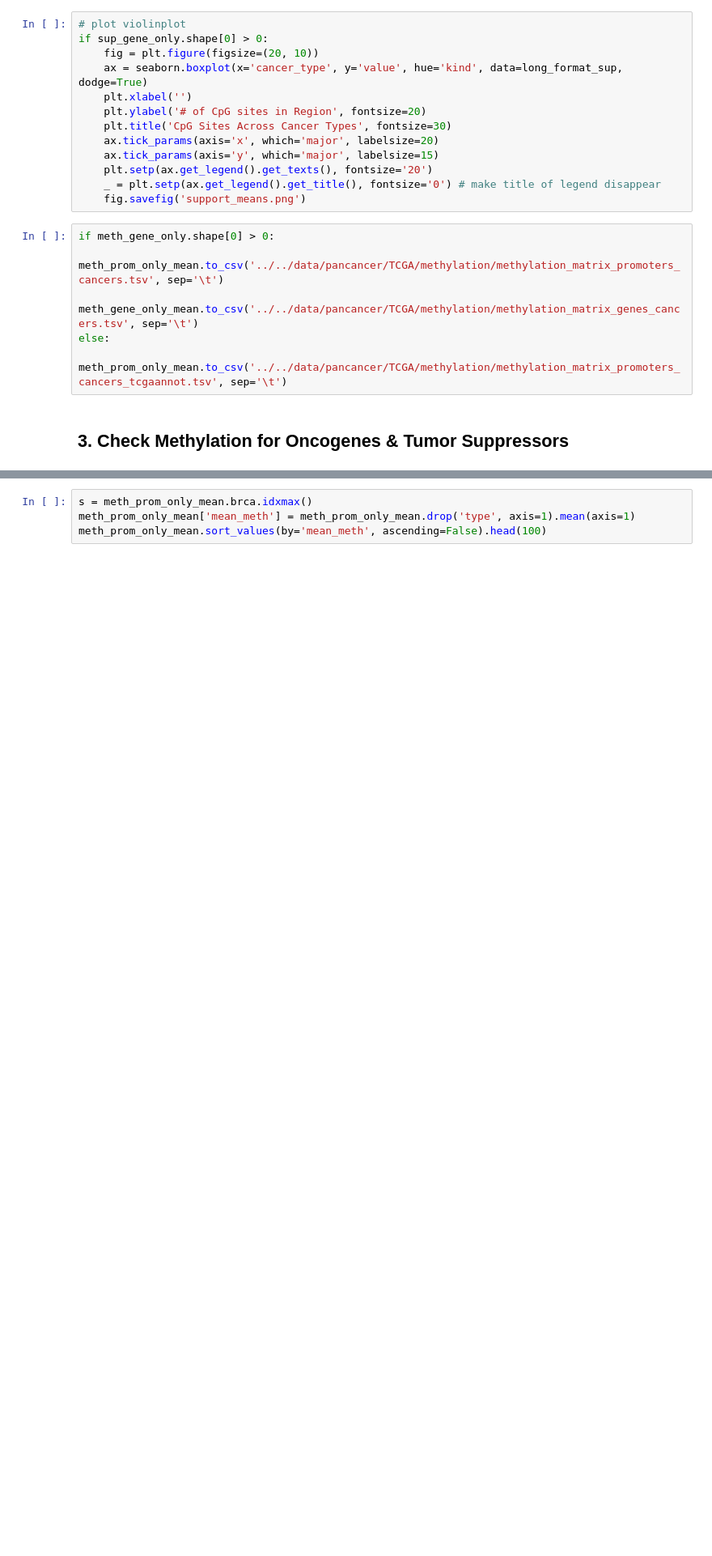
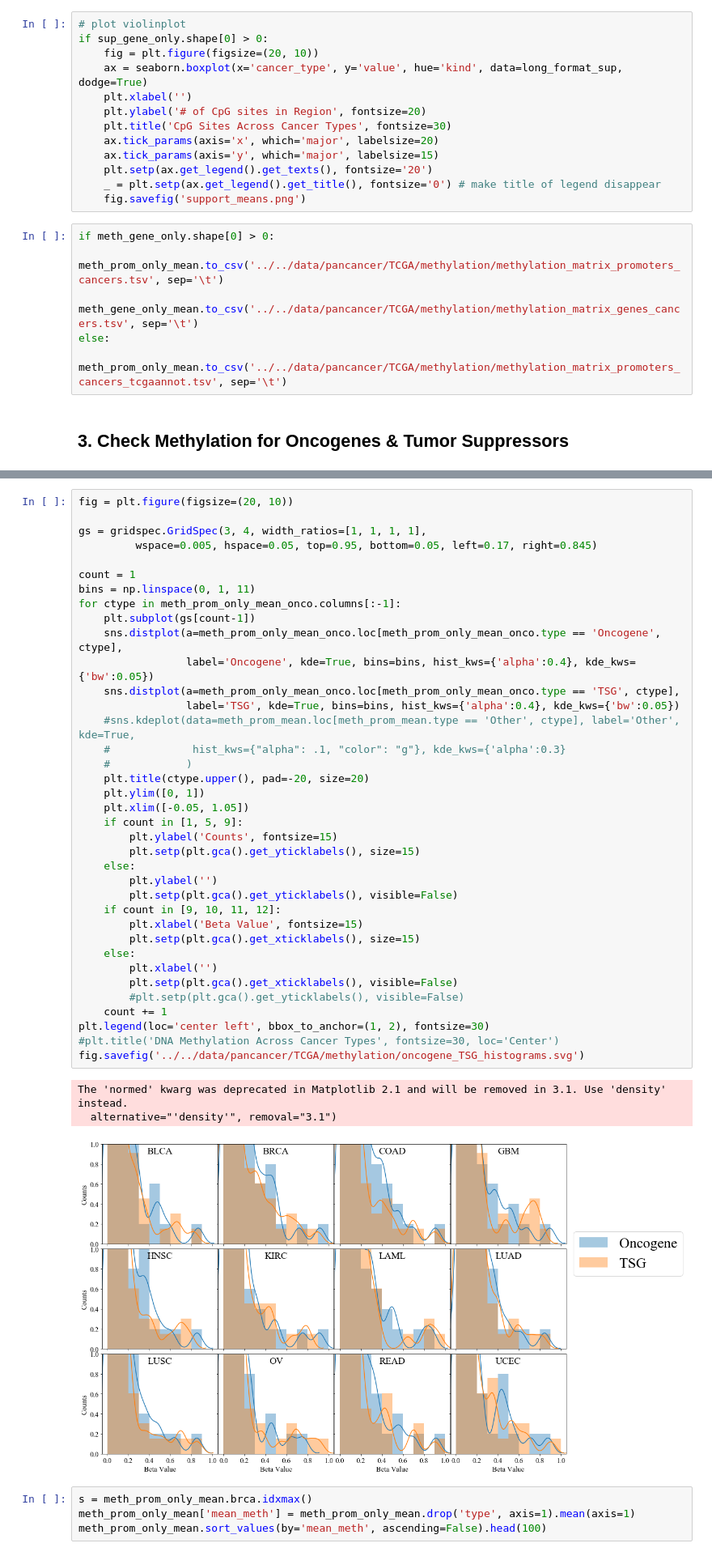
Before and after one commit to schulter/EMOGI, a Jupyter notebook: pancancer/methylation/build_methylation_container.ipynb, the cells around one changed output, grey strips where cells are left out. Shown at 81% size. Cells and saved outputs as stored; diff of their text form; blank space fills up the shorter version.

Commit message:
Added denesities of Oncogenes vs. TSGs.

```diff
--- a/pancancer/methylation/build_methylation_container.ipynb
+++ b/pancancer/methylation/build_methylation_container.ipynb
@@ -210,6 +219,47 @@ TSG            66
 Oncogene       50
 Name: type, dtype: int64
 [figure]
+# %%
+fig = plt.figure(figsize=(20, 10))
+
+gs = gridspec.GridSpec(3, 4, width_ratios=[1, 1, 1, 1],
+         wspace=0.005, hspace=0.05, top=0.95, bottom=0.05, left=0.17, right=0.845)
+
+count = 1
+bins = np.linspace(0, 1, 11)
+for ctype in meth_prom_only_mean_onco.columns[:-1]:
+    plt.subplot(gs[count-1])
+    sns.distplot(a=meth_prom_only_mean_onco.loc[meth_prom_only_mean_onco.type == 'Oncogene', ctype],
+                 label='Oncogene', kde=True, bins=bins, hist_kws={'alpha':0.4}, kde_kws={'bw':0.05})
+    sns.distplot(a=meth_prom_only_mean_onco.loc[meth_prom_only_mean_onco.type == 'TSG', ctype],
+                 label='TSG', kde=True, bins=bins, hist_kws={'alpha':0.4}, kde_kws={'bw':0.05})
+    #sns.kdeplot(data=meth_prom_mean.loc[meth_prom_mean.type == 'Other', ctype], label='Other', kde=True,
+    #             hist_kws={"alpha": .1, "color": "g"}, kde_kws={'alpha':0.3}
+    #            )
+    plt.title(ctype.upper(), pad=-20, size=20)
+    plt.ylim([0, 1])
+    plt.xlim([-0.05, 1.05])
+    if count in [1, 5, 9]:
+        plt.ylabel('Counts', fontsize=15)
+        plt.setp(plt.gca().get_yticklabels(), size=15)
+    else:
+        plt.ylabel('')
+        plt.setp(plt.gca().get_yticklabels(), visible=False)
+    if count in [9, 10, 11, 12]:
+        plt.xlabel('Beta Value', fontsize=15)
+        plt.setp(plt.gca().get_xticklabels(), size=15)
+    else:
+        plt.xlabel('')
+        plt.setp(plt.gca().get_xticklabels(), visible=False)
+        #plt.setp(plt.gca().get_yticklabels(), visible=False)
+    count += 1
+plt.legend(loc='center left', bbox_to_anchor=(1, 2), fontsize=30)
+#plt.title('DNA Methylation Across Cancer Types', fontsize=30, loc='Center')
+fig.savefig('../../data/pancancer/TCGA/methylation/oncogene_TSG_histograms.svg')
+# %% [output]
+The 'normed' kwarg was deprecated in Matplotlib 2.1 and will be removed in 3.1. Use 'density' instead.
+  alternative="'density'", removal="3.1")
+[figure, added]
 # %%
 s = meth_prom_only_mean.brca.idxmax()
 meth_prom_only_mean['mean_meth'] = meth_prom_only_mean.drop('type', axis=1).mean(axis=1)
```
Also changed, not shown: parts of 3 cells of this notebook.
